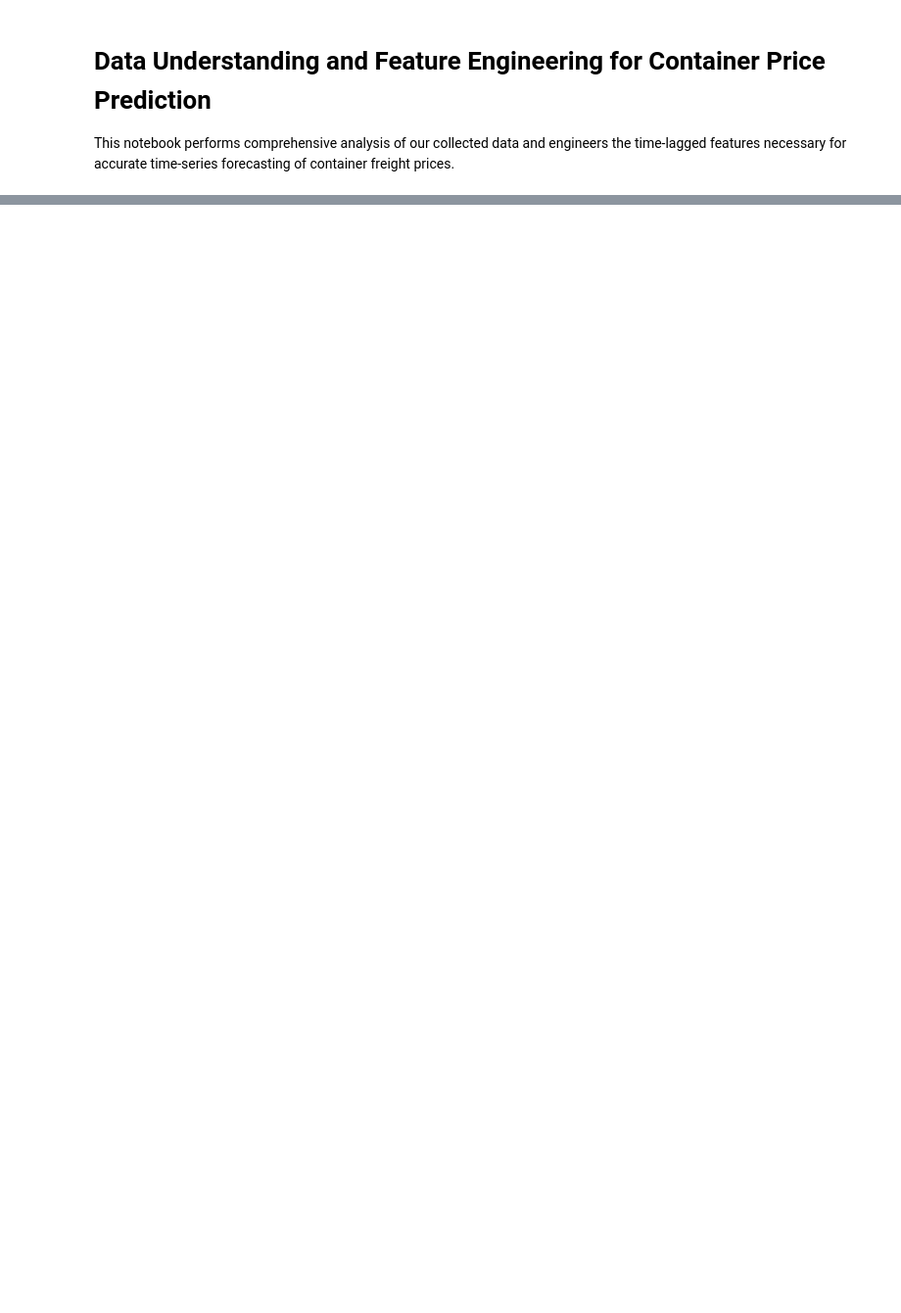
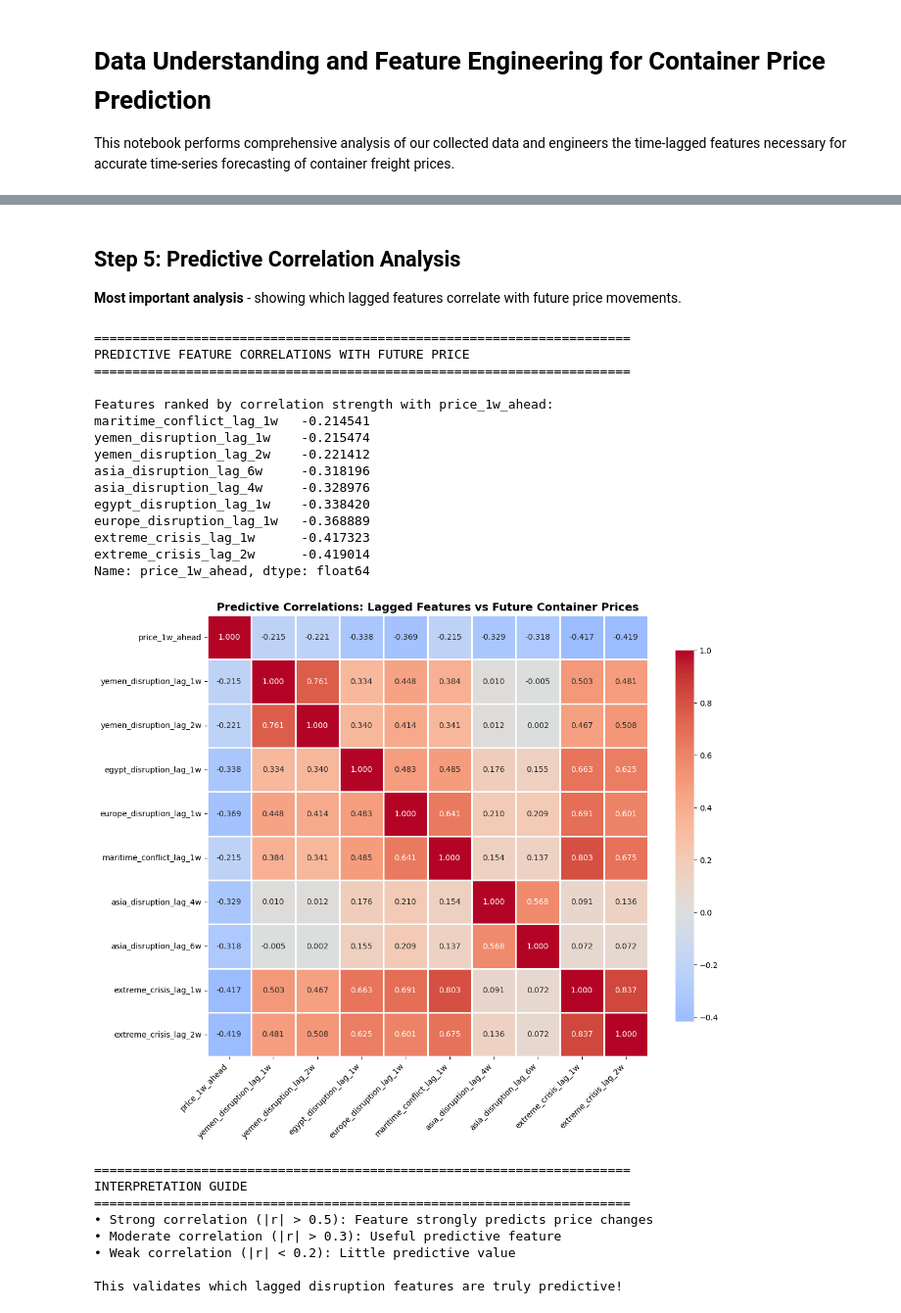
Before and after one commit to BenjaminLTakaki/Container_Predic, a Jupyter notebook: 02_data_understanding.ipynb, the cells around one changed output, grey strips where cells are left out. Shown at 98% size. Drawn from its saved outputs; the diff is of its cells as text; code cells hidden in the pictures; blank space fills up the shorter version.

```diff
--- a/02_data_understanding.ipynb
+++ b/02_data_understanding.ipynb
@@ -886,0 +27,18 @@ print("\n" + "=" * 70)
+# %%
+# Load freight data
+try:
+    df_freight = pd.read_csv("collected_freight_data.csv", parse_dates=["Date"], index_col="Date")
+    print(f"✓ Loaded freight data: {len(df_freight)} records")
+    print(f"  Date range: {df_freight.index.min().date()} to {df_freight.index.max().date()}")
+except FileNotFoundError:
+    print("✗ Error: collected_freight_data.csv not found. Run data collection notebook first.")
+
+# Load black swan disruption data
+try:
+    df_news = pd.read_csv("collected_news_data.csv", parse_dates=["date"], index_col="date")
+    has_news = True
+    print(f"✓ Loaded black swan data: {len(df_news)} records")
+    print(f"  Features: {len(df_news.columns)} disruption indicators")
+except FileNotFoundError:
+    has_news = False
+    print("✗ Error: collected_news_data.csv not found. Run data collection notebook first.")
@@ -886,0 +245,58 @@ print("\n" + "=" * 70)
+# %% [markdown]
+## Step 5: Predictive Correlation Analysis
+
+**Most important analysis** - showing which lagged features correlate with future price movements.
+# %%
+# Correlation matrix for target and lagged features
+predictive_features = ['price_1w_ahead'] + lag_features
+correlation_data = df_model_data[predictive_features].corr()
+target_correlations = correlation_data['price_1w_ahead'].drop('price_1w_ahead')
+
+print("=" * 70)
+print("PREDICTIVE FEATURE CORRELATIONS WITH FUTURE PRICE")
+print("=" * 70)
+print("\nFeatures ranked by correlation strength with price_1w_ahead:")
+print(target_correlations.sort_values(ascending=False))
+
+# Heatmap
+plt.figure(figsize=(12, 10))
+sns.heatmap(correlation_data, annot=True, cmap='coolwarm', center=0,
+            fmt='.3f', square=True, linewidths=1, cbar_kws={"shrink": 0.8})
+plt.title('Predictive Correlations: Lagged Features vs Future Container Prices',
+          fontsize=14, fontweight='bold')
+plt.xticks(rotation=45, ha='right')
+plt.tight_layout()
+plt.show()
+
+print("\n" + "=" * 70)
+print("INTERPRETATION GUIDE")
+print("=" * 70)
+print("• Strong correlation (|r| > 0.5): Feature strongly predicts price changes")
+print("• Moderate correlation (|r| > 0.3): Useful predictive feature")
+print("• Weak correlation (|r| < 0.2): Little predictive value")
+print("\nThis validates which lagged disruption features are truly predictive!")
+# %% [output]
+======================================================================
+PREDICTIVE FEATURE CORRELATIONS WITH FUTURE PRICE
+======================================================================
+
+Features ranked by correlation strength with price_1w_ahead:
+maritime_conflict_lag_1w   -0.214541
+yemen_disruption_lag_1w    -0.215474
+yemen_disruption_lag_2w    -0.221412
+asia_disruption_lag_6w     -0.318196
+asia_disruption_lag_4w     -0.328976
+egypt_disruption_lag_1w    -0.338420
+europe_disruption_lag_1w   -0.368889
+extreme_crisis_lag_1w      -0.417323
+extreme_crisis_lag_2w      -0.419014
+Name: price_1w_ahead, dtype: float64
+[figure, added]
+======================================================================
+INTERPRETATION GUIDE
+======================================================================
+• Strong correlation (|r| > 0.5): Feature strongly predicts price changes
+• Moderate correlation (|r| > 0.3): Useful predictive feature
+• Weak correlation (|r| < 0.2): Little predictive value
+
+This validates which lagged disruption features are truly predictive!
```
Also changed, not shown: parts of 47 cells of this notebook, 1 other file.
